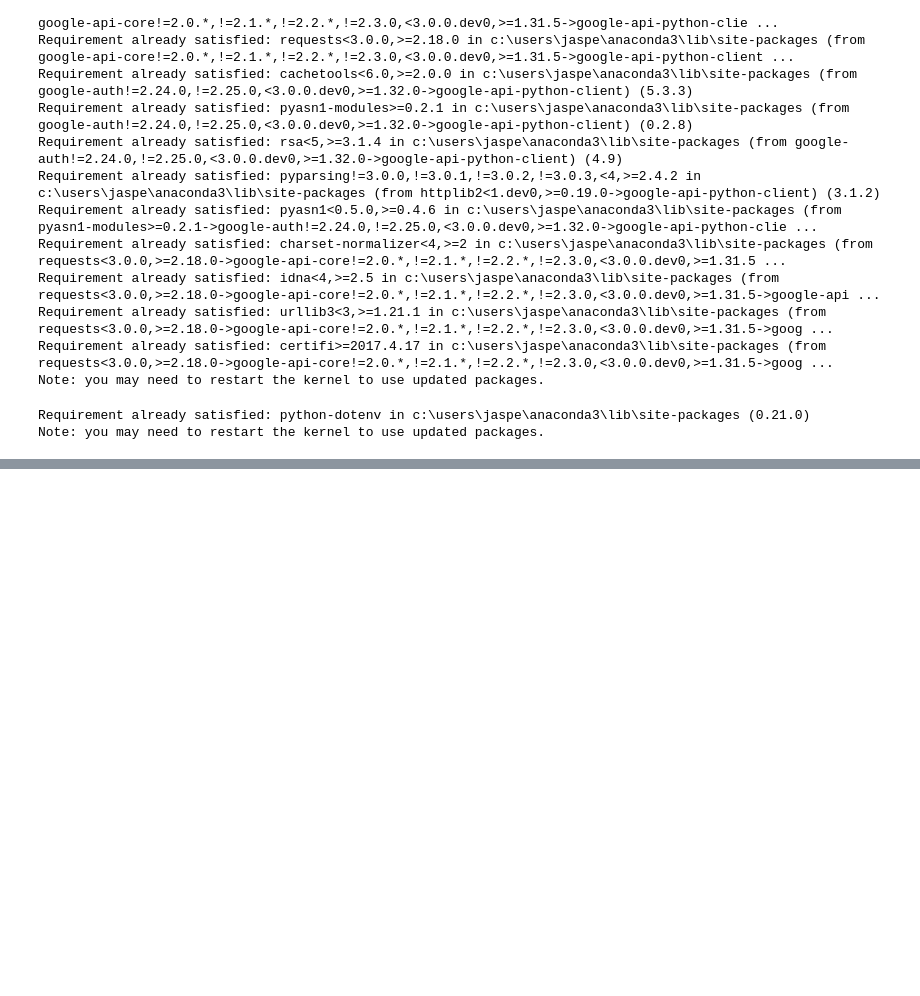
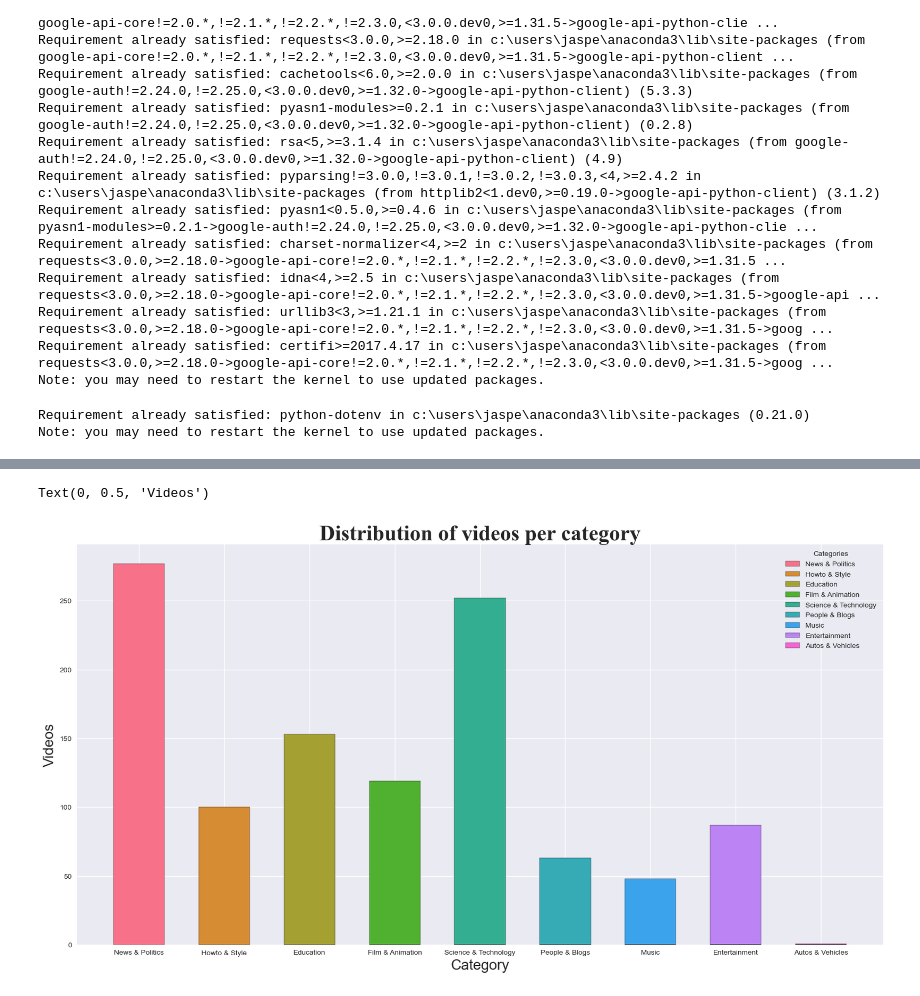
Before and after one commit to Jasper1007J/media_content_platform, a Jupyter notebook: data_extraction.ipynb, the cells around one changed output, grey strips where cells are left out. Cells and saved outputs as stored; diff of their text form; code cells hidden in the pictures; blank space fills up the shorter version.

Commit message:
Completed Youtube API's process
Extracted the data from Youtube API , normalised the data and visualised the data using Matplotlib and seaborn

```diff
--- a/data_extraction.ipynb
+++ b/data_extraction.ipynb
@@ -222,5 +229,17 @@ video_data['Categories'] = categories_column
 
 pd.set_option('display.max_rows', None)
 
+
 # Uploading the data into a csv file
 video_data.to_csv('youtube_data.csv',index=False)
+
+change_date = []
+
+for data in video_data['Published_date']:
+    data = datetime.strptime(str(data), "%Y-%m-%d %H:%M:%S").strftime('%Y-%m-%d')
+    video_data['Published_date'] = data
+
+
+
+# Displaying the first 50 rows of the data
+video_data.head(50)
@@ -226,0 +267,11 @@ video_data.to_csv('youtube_data.csv',index=False)
+# %%
+# Plotting number of views per category
+
+plt.figure(figsize=(20,10))
+sns.histplot(x ='Categories',data=video_data,palette='husl', hue='Categories',alpha=1,shrink=0.6)
+plt.title('Distribution of videos per category', fontsize=30, fontweight='bold',fontname='times new roman')
+plt.xlabel('Category', fontsize=20)
+plt.ylabel('Videos', fontsize=20)
+# %% [output]
+Text(0, 0.5, 'Videos')
+[figure, added]
```
Also changed, not shown: parts of 9 cells of this notebook, 1 other file.
